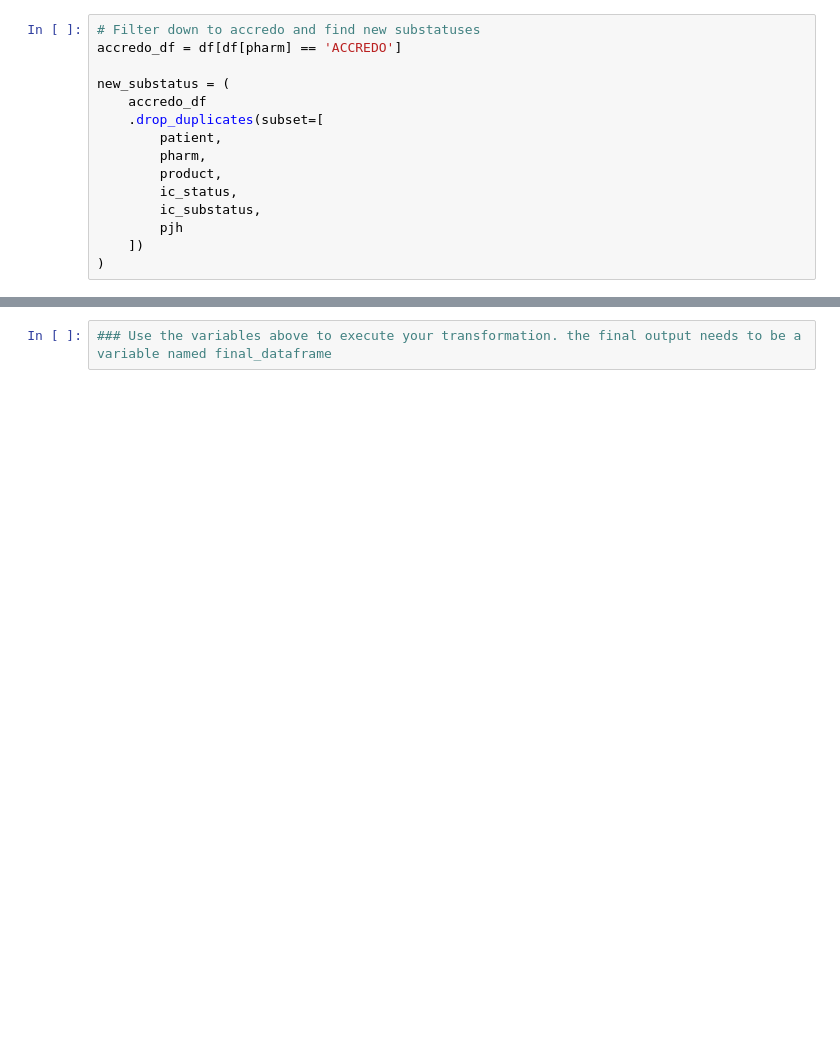
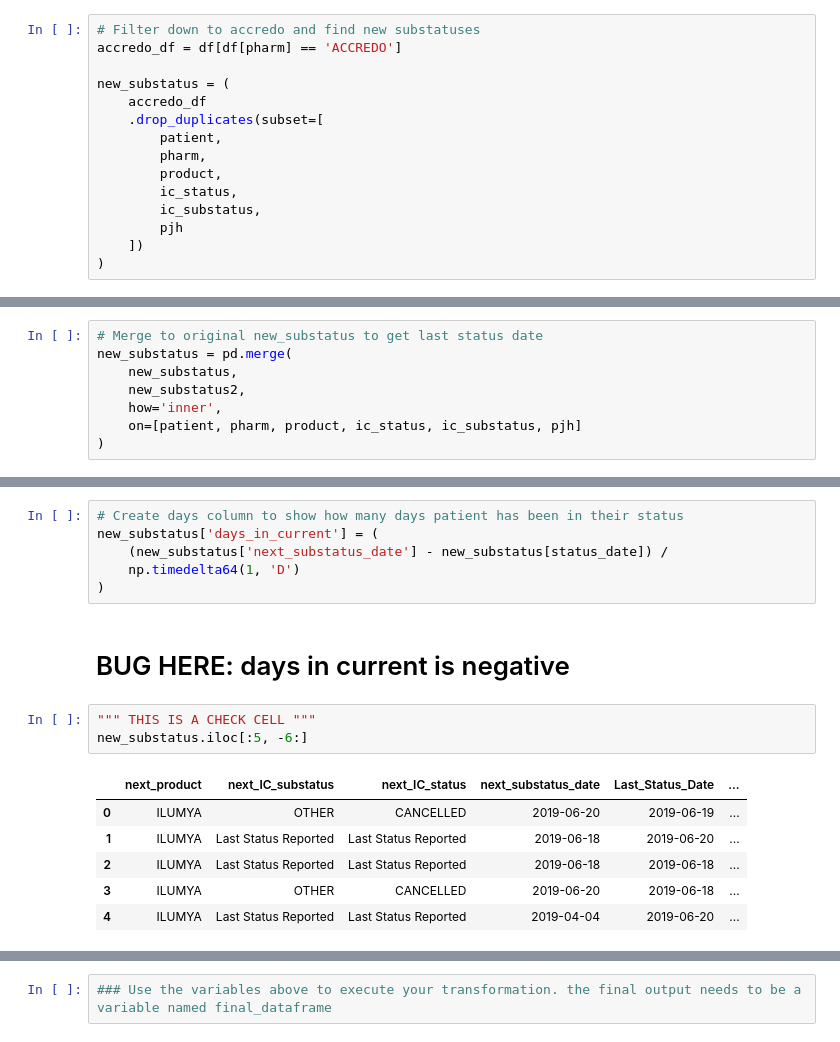
Before and after one commit to RyanAdalbert/s3parq, a Jupyter notebook: transforms/accredo_cancel_before_active.ipynb, the cells around one changed output, grey strips where cells are left out. Cells and saved outputs as stored; diff of their text form; blank space fills up the shorter version.

```diff
--- a/transforms/accredo_cancel_before_active.ipynb
+++ b/transforms/accredo_cancel_before_active.ipynb
@@ -323,0 +403,8 @@ new_substatus = (
+# %%
+# Merge to original new_substatus to get last status date
+new_substatus = pd.merge(
+    new_substatus,
+    new_substatus2,
+    how='inner',
+    on=[patient, pharm, product, ic_status, ic_substatus, pjh]
+)
@@ -323,0 +421,18 @@ new_substatus = (
+# %%
+# Create days column to show how many days patient has been in their status
+new_substatus['days_in_current'] = (
+    (new_substatus['next_substatus_date'] - new_substatus[status_date]) /
+    np.timedelta64(1, 'D')
+)
+# %% [markdown]
+# BUG HERE: days in current is negative
+# %%
+""" THIS IS A CHECK CELL """
+new_substatus.iloc[:5, -6:]
+# %% [output]
+|  | next_product | next_IC_substatus | next_IC_status | next_substatus_date | Last_Status_Date | ... |
+| 0 | ILUMYA | OTHER | CANCELLED | 2019-06-20 | 2019-06-19 | ... |
+| 1 | ILUMYA | Last Status Reported | Last Status Reported | 2019-06-18 | 2019-06-20 | ... |
+| 2 | ILUMYA | Last Status Reported | Last Status Reported | 2019-06-18 | 2019-06-18 | ... |
+| 3 | ILUMYA | OTHER | CANCELLED | 2019-06-20 | 2019-06-18 | ... |
+| 4 | ILUMYA | Last Status Reported | Last Status Reported | 2019-04-04 | 2019-06-20 | ... |
```
Also changed, not shown: parts of 13 cells of this notebook.
